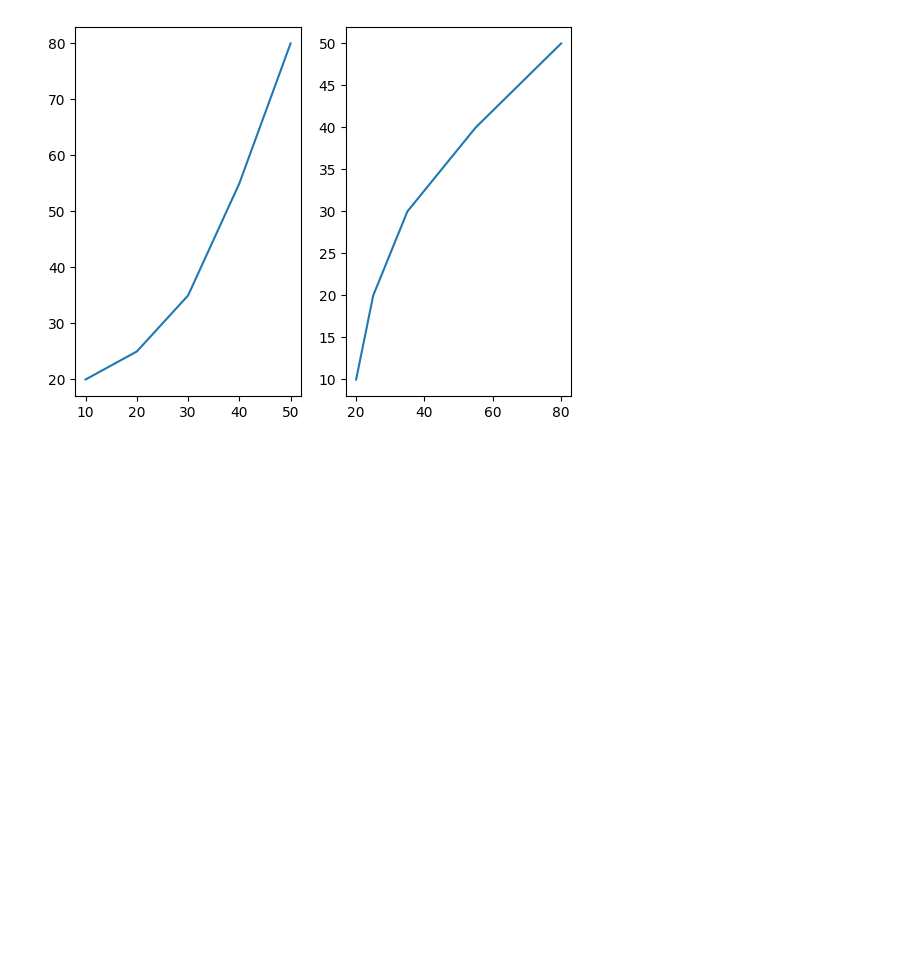
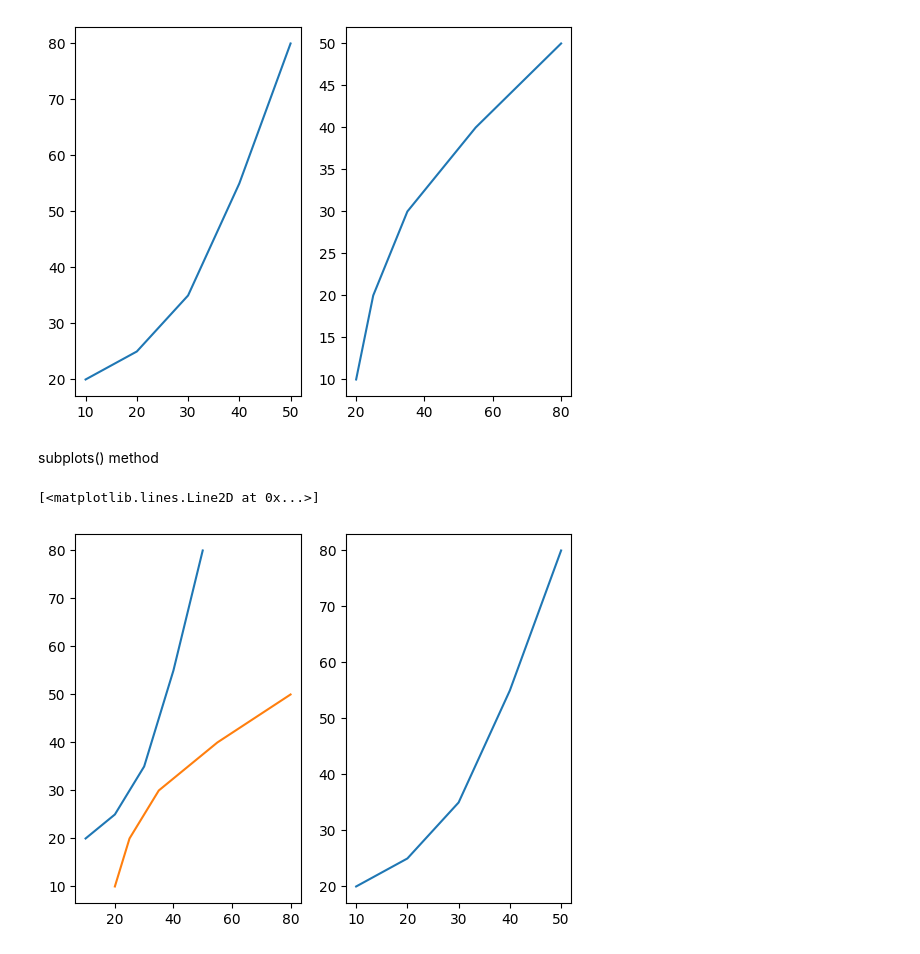
Before and after one commit to Hansaka2001/Data-Analysis-and-Visualization, a Jupyter notebook: Matplotlib/data_visualization/advance_plotting.ipynb, the cells around one changed output. Drawn from its saved outputs; the diff is of its cells as text; code cells hidden in the pictures; blank space fills up the shorter version.

Commit message:
subplots

```diff
--- a/Matplotlib/data_visualization/advance_plotting.ipynb
+++ b/Matplotlib/data_visualization/advance_plotting.ipynb
@@ -46,3 +46,20 @@ plt.plot(y, x)
 # %% [output]
 [<matplotlib.lines.Line2D at 0x...>]
 [figure]
+# %% [markdown]
+subplots() method
+# %%
+import matplotlib.pyplot as plt
+
+x = [10,20,30,40,50]
+y = [20,25,35,55,80]
+
+fig, axes = plt.subplots(1,2)
+
+axes[0].plot(x, y)
+axes[0].plot(y, x)
+
+axes[1].plot(x, y)
+# %% [output]
+[<matplotlib.lines.Line2D at 0x...>]
+[figure, added]
```
